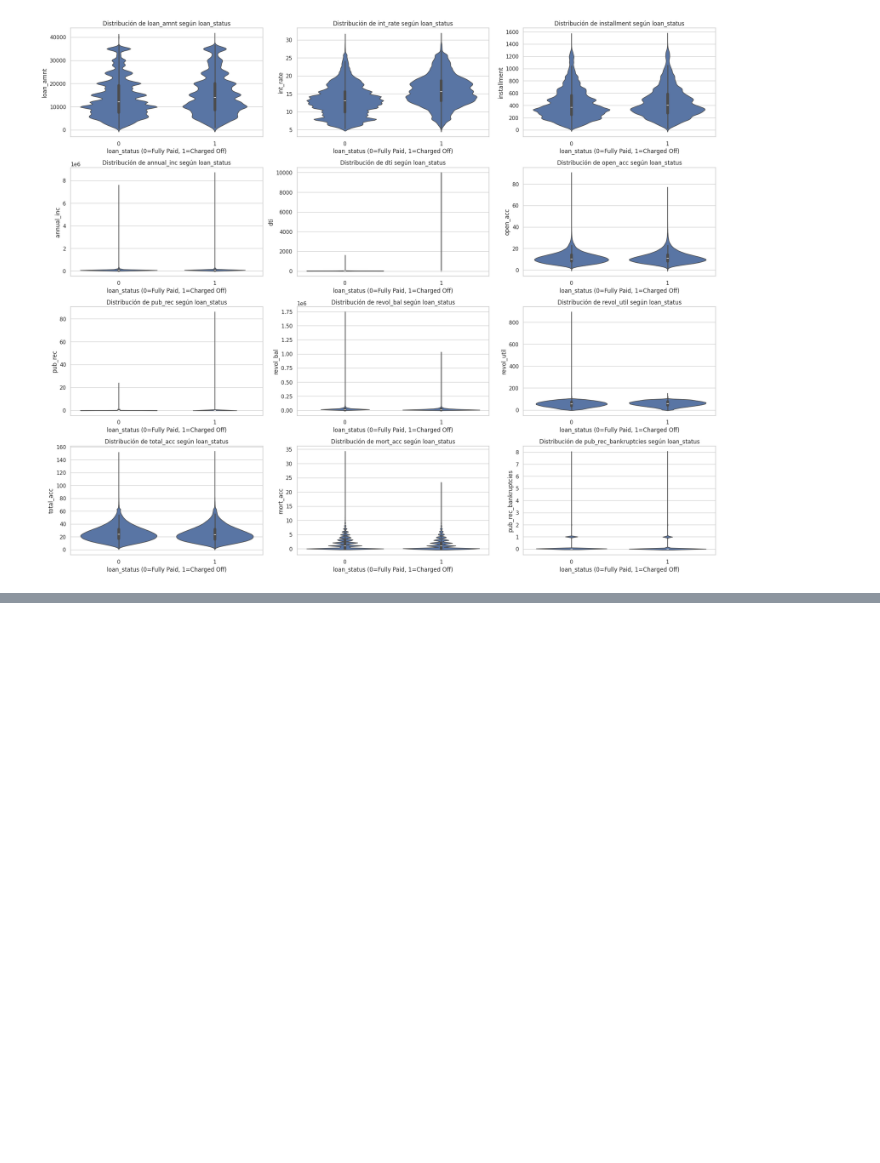
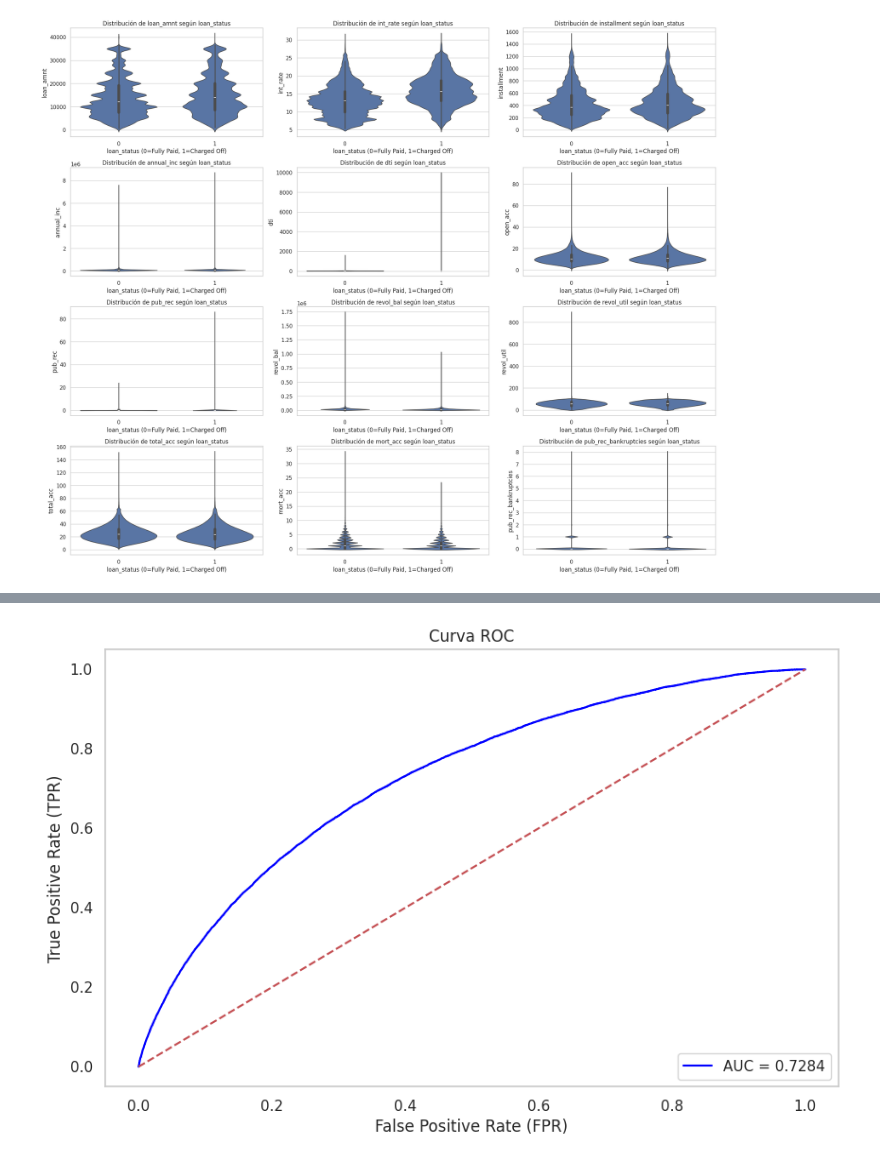
Before and after one commit to 4GeeksAcademy/AK-EA-GG_ProyectoFinalDS-ML, a Jupyter notebook: src/explore.ipynb, the cells around one changed output, grey strips where cells are left out. Cells and saved outputs as stored; diff of their text form; code cells hidden in the pictures; blank space fills up the shorter version.

```diff
--- a/src/explore.ipynb
+++ b/src/explore.ipynb
@@ -312,0 +437,17 @@ plt.show()
+# %%
+# Calcular FPR, TPR y thresholds para la curva ROC
+fpr, tpr, roc_thresholds = roc_curve(y_test, y_prob)
+roc_auc = auc(fpr, tpr)
+
+# Graficar curva ROC
+plt.figure(figsize=(10, 6))
+plt.plot(fpr, tpr, color='blue', label=f'AUC = {roc_auc:.4f}')
+plt.plot([0, 1], [0, 1], 'r--')
+plt.title("Curva ROC")
+plt.xlabel("False Positive Rate (FPR)")
+plt.ylabel("True Positive Rate (TPR)")
+plt.legend(loc="lower right")
+plt.grid()
+plt.show()
+# %% [output]
+[figure, added]
```
Also changed, not shown: parts of 10 cells of this notebook, 1 other file.
